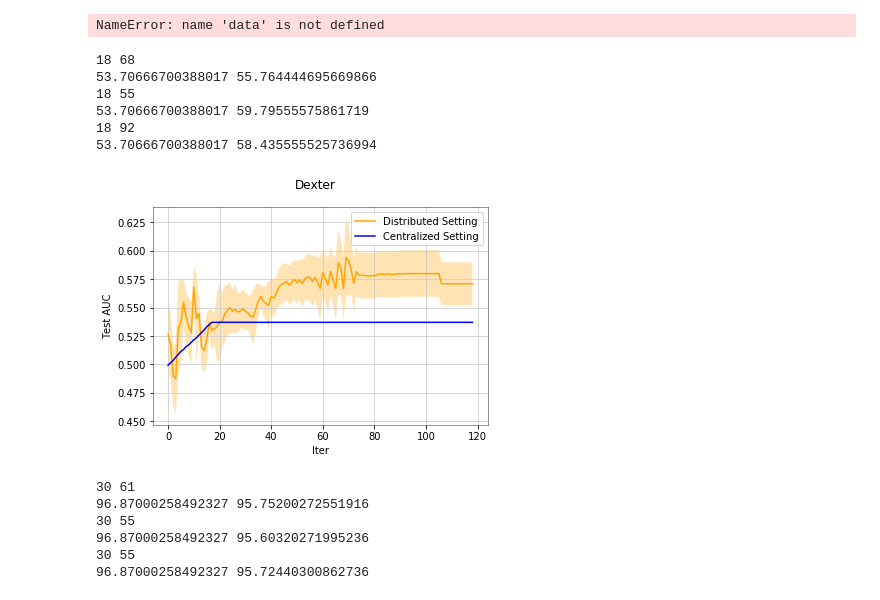
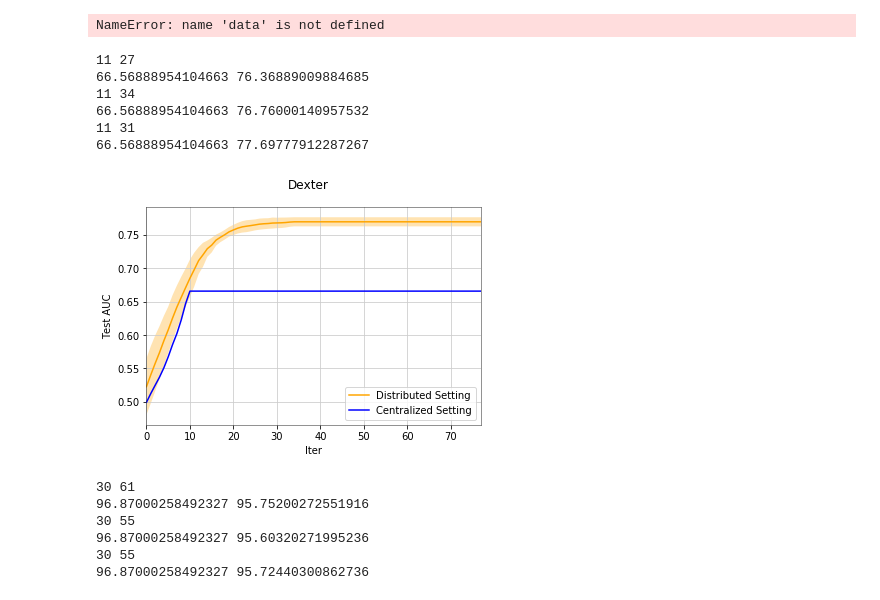
Before and after one commit to nitinnat/Consensus-Based-Vertically-Partitioned-Multi-layer-Perceptrons-for-Edge-Computing, a Jupyter notebook: scripts/AnalyzeResults.ipynb, the cells around one changed output. Drawn from its saved outputs; the diff is of its cells as text; code cells hidden in the pictures.

```diff
--- a/scripts/AnalyzeResults.ipynb
+++ b/scripts/AnalyzeResults.ipynb
@@ -143,42 +143,42 @@ def plot_with_mean_std(df_cent, df_dist, title):
     ax.fill_between(df_dist["Iter"], df_dist["TestAUC_mean"] + df_dist["TestAUC_std"], df_dist["TestAUC_mean"] - df_dist["TestAUC_std"],
                     facecolor='orange', alpha=0.3)
 
 
 
     df_cent["TrainAUC_mean"] = df_cent[["TrainAUC", "TrainAUC_2", "TrainAUC_3"]].mean(axis=1)
     df_cent["TrainAUC_std"] = df_cent[["TrainAUC", "TrainAUC_2", "TrainAUC_3"]].std(axis=1)
 
     df_cent["TestAUC_mean"] = df_cent[["TestAUC", "TestAUC_2", "TestAUC_3"]].mean(axis=1)
     df_cent["TestAUC_std"] = df_cent[["TestAUC", "TestAUC_2", "TestAUC_3"]].std(axis=1)
 
 
     df_cent.plot("Iter", "TestAUC_mean", ax=ax, color = "blue")
     ax.fill_between(df_cent["Iter"], df_cent["TestAUC_mean"] + df_cent["TestAUC_std"], df_cent["TestAUC_mean"] - df_cent["TestAUC_std"],
                     facecolor='blue', alpha=0.3)
     ax.legend(["Distributed Setting", "Centralized Setting"])
     ax.set_ylabel("Test AUC")
     ax.set_xlabel("Iter")
     fig.suptitle(title)
 
 
 
-cent_paths = ["../data/dexter/feature_split_{}/run_0_numhidden_500_lr_0.001_networksize_1_randomseed_12345/vpnn_results_temp_1.csv".format(
+cent_paths = ["../data/dexter/feature_split_1/run_1_numhidden_5_lr_0.001_networksize_1_randomseed_12345_lf_cross_entropy_haf_sigmoid_faf_sigmoid/vpnn_results_temp_1.csv".format(
 i) for i in range(1,4)]
 
-dist_paths = ["../data/dexter/feature_split_{}/run_0_numhidden_500_lr_0.001_networksize_10_randomseed_12345/vpnn_results_temp_10.csv".format(
+dist_paths = ["../data/dexter/feature_split_{}/run_1_numhidden_5_lr_0.001_networksize_10_randomseed_12345_lf_cross_entropy_haf_sigmoid_faf_sigmoid/vpnn_results_temp_10.csv".format(
 i) for i in range(1,4)]
 
 
 dexter_cent, dexter_dist = process_many_files(cent_paths, dist_paths)
 plot_with_mean_std(dexter_cent, dexter_dist, "Dexter")
 # %% [output]
-18 68
-53.70666700388017 55.764444695669866
-18 55
-53.70666700388017 59.79555575861719
-18 92
-53.70666700388017 58.435555525736994
+11 27
+66.56888954104663 76.36889009884685
+11 34
+66.56888954104663 76.76000140957532
+11 31
+66.56888954104663 77.69777912287267
-[figure, old version]
+[figure, new version]
 # %%
 cent_paths = ["../data/gisette/feature_split_{}/run_0_numhidden_200_lr_1.0E-5_networksize_1_randomseed_12345/vpnn_results_temp_1.csv".format(
 i) for i in [1,1,1]]
```
Also changed, not shown: 10 other files.
